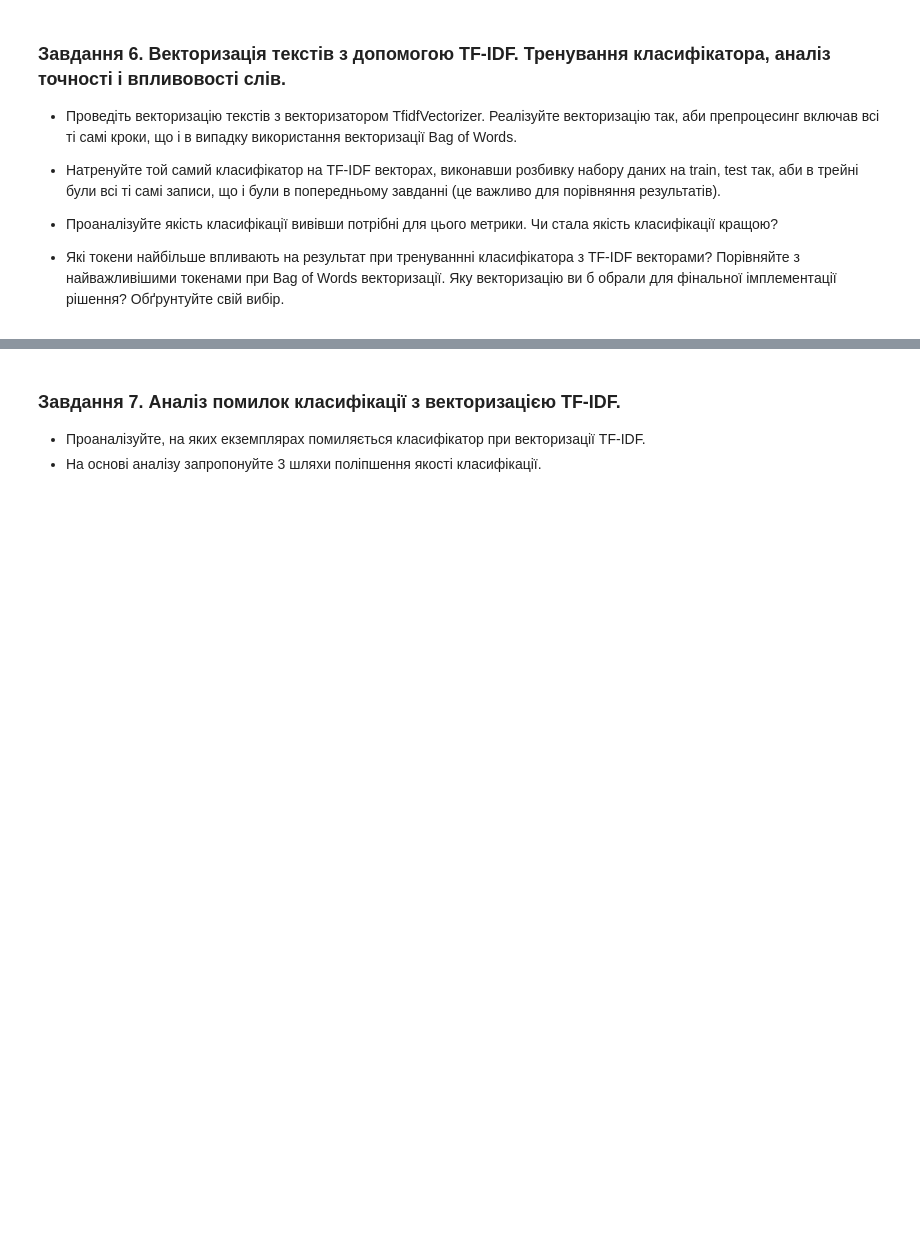
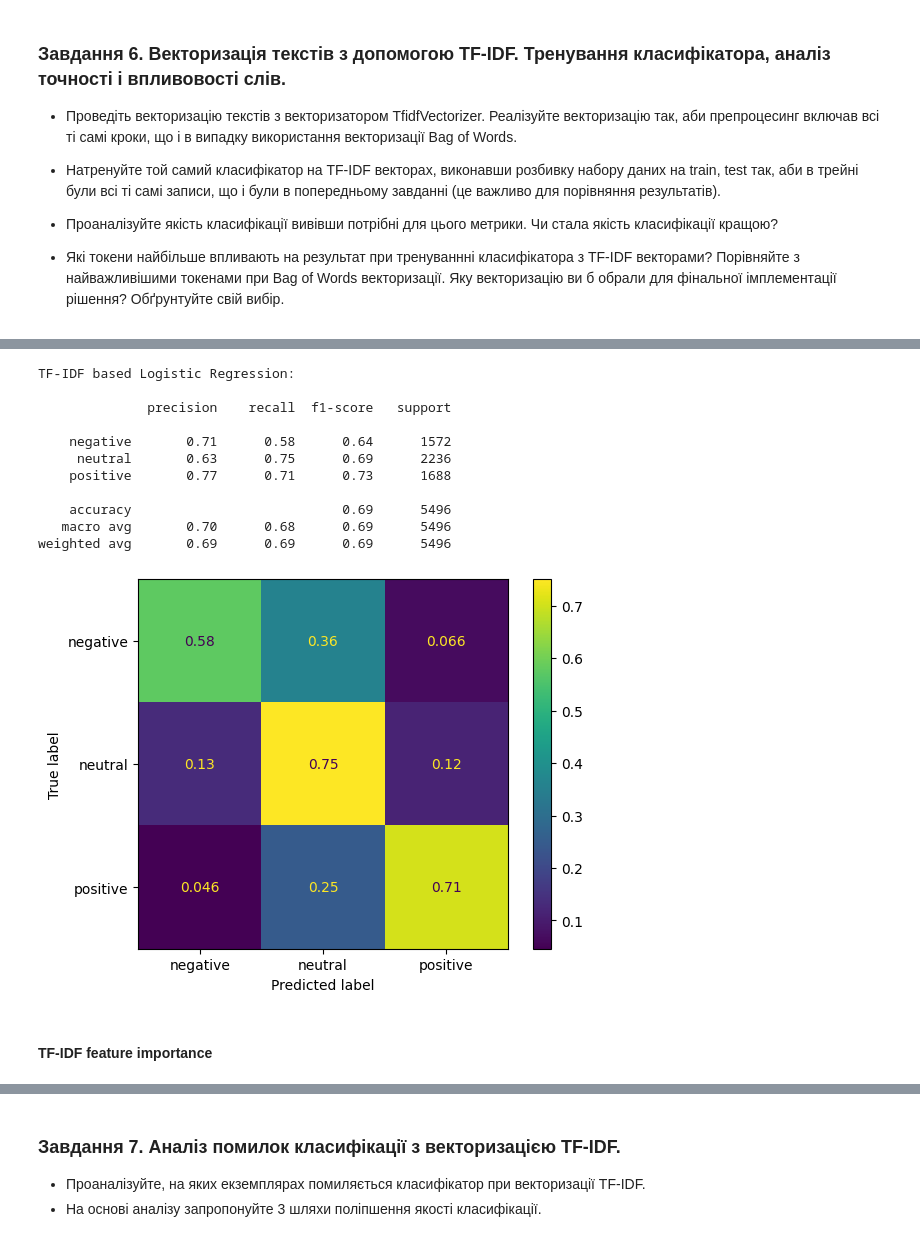
Before and after one commit to Maxstef/data-loves-ml-for-people-course, a Jupyter notebook: notebooks/4_1_nlp_intro/HW_NLP_Classification.ipynb, the cells around one changed output, grey strips where cells are left out. Cells and saved outputs as stored; diff of their text form; code cells hidden in the pictures; blank space fills up the shorter version.

Commit message:
HW NLP classification - sub-tasks 6-7 tf-idf vectors and model, error analysis

```diff
--- a/notebooks/4_1_nlp_intro/HW_NLP_Classification.ipynb
+++ b/notebooks/4_1_nlp_intro/HW_NLP_Classification.ipynb
@@ -719,0 +787,5 @@ dtype: float64
+# %%
+X_train_tfidf = tfidf_inputs[train_idx]
+X_test_tfidf  = tfidf_inputs[test_idx]
+
+X_train_tfidf.shape, X_test_tfidf.shape, y_train.shape, y_test.shape
@@ -719,0 +796,9 @@ dtype: float64
+# %%
+from sklearn.linear_model import LogisticRegression
+
+MAX_ITER = 1000
+
+model_lr_tfidf = LogisticRegression(max_iter=MAX_ITER, solver='sag', random_state=42)
+# %%
+%%time
+model_lr_tfidf.fit(X_train_tfidf, y_train)
@@ -719,0 +809,31 @@ dtype: float64
+# %%
+# make log reg prediction
+preds_train_lr_tfidf = model_lr_tfidf.predict(X_train_tfidf)
+preds_test_lr_tfidf = model_lr_tfidf.predict(X_test_tfidf)
+
+# decode target
+preds_train_lr_tfidf = le.inverse_transform(preds_train_lr_tfidf)
+preds_test_lr_tfidf = le.inverse_transform(preds_test_lr_tfidf)
+# %%
+from sklearn.metrics import classification_report, ConfusionMatrixDisplay
+
+y_test_decoded = le.inverse_transform(y_test)
+
+print("TF-IDF based Logistic Regression:\n")
+print(classification_report(y_test_decoded, preds_test_lr_tfidf))
+ConfusionMatrixDisplay.from_predictions(y_test_decoded, preds_test_lr_tfidf, normalize='true');
+# %% [output]
+TF-IDF based Logistic Regression:
+
+              precision    recall  f1-score   support
+
+    negative       0.71      0.58      0.64      1572
+     neutral       0.63      0.75      0.69      2236
+    positive       0.77      0.71      0.73      1688
+
+    accuracy                           0.69      5496
+   macro avg       0.70      0.68      0.69      5496
+weighted avg       0.69      0.69      0.69      5496
+[figure, added]
+# %% [markdown]
+#### TF-IDF feature importance
```
Also changed, not shown: parts of 32 cells of this notebook.
